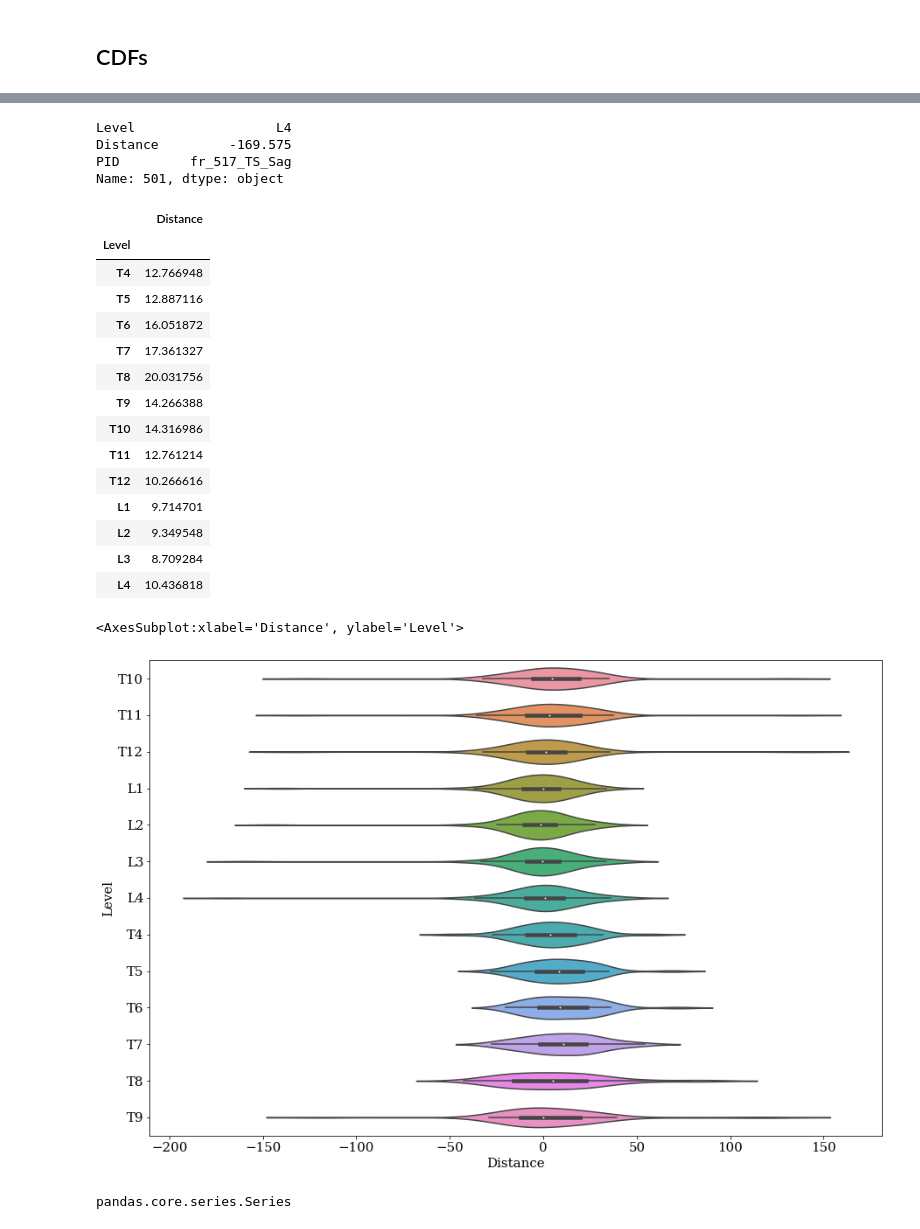
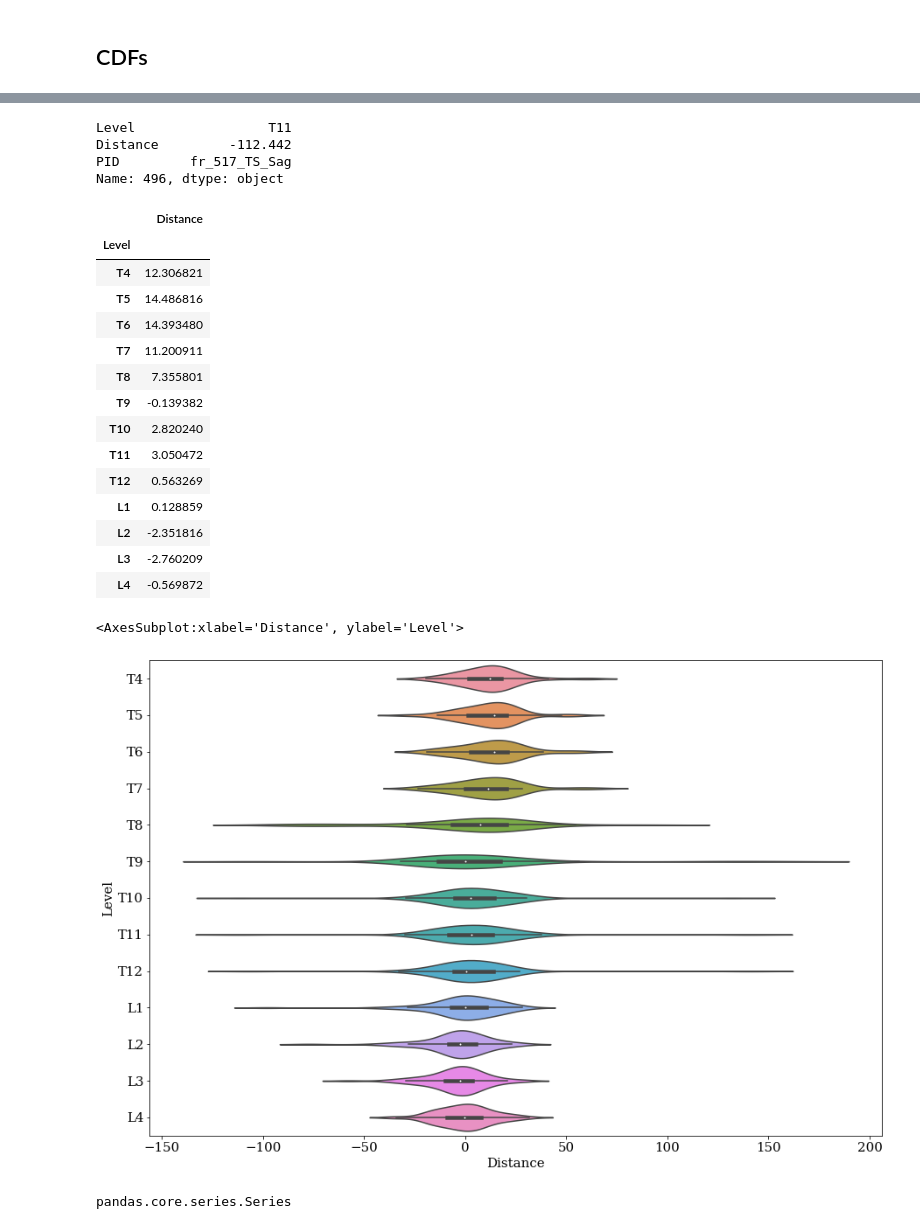
Before and after one commit to DMcSweeney/coronal_sagittal_cnn, a Jupyter notebook: notebooks/post_labelling.ipynb, the cells around one changed output, grey strips where cells are left out. Saved outputs shown, nothing was run; the diff lists cells and outputs as text; code cells hidden in the pictures.

```diff
--- a/notebooks/post_labelling.ipynb
+++ b/notebooks/post_labelling.ipynb
@@ -18,7 +18,10 @@ matplotlib.rc('font', **font)
 ordered_verts = ['T4', 'T5', 'T6', 'T7', 'T8', 'T9', 'T10', 'T11', 'T12', 'L1', 'L2', 'L3', 'L4']
 # %%
 root_dir = '/data/PAB_data/vert_labelling/'
-filename = 'labeller_preds.npz'
+#filename = 'labeller_edgeLoss_preds.npz'
+#filename = 'labeller_preds.npz'
+filename = 'labeller_edgeLoss_att_residual_preds.npz'
+
 
 pred_dict = {}
 gt_dict = {}
@@ -144,10 +194,10 @@ display(all_df)
 # %%
 all_df.loc[all_df['Distance'].argmin()]
 # %% [output]
-Level                  L4
-Distance         -169.575
+Level                 T11
+Distance         -112.442
 PID         fr_517_TS_Sag
-Name: 501, dtype: object
+Name: 496, dtype: object
 # %%
 hist_df = all_df.groupby(by='Level').median().reindex(ordered_verts)
 # %%
@@ -155,25 +205,25 @@ hist_df
 # %% [output]
 |  | Distance |
 | Level |  |
-| T4 | 12.766948 |
-| T5 | 12.887116 |
-| T6 | 16.051872 |
-| T7 | 17.361327 |
-| T8 | 20.031756 |
-| T9 | 14.266388 |
-| T10 | 14.316986 |
-| T11 | 12.761214 |
-| T12 | 10.266616 |
-| L1 | 9.714701 |
-| L2 | 9.349548 |
-| L3 | 8.709284 |
-| L4 | 10.436818 |
+| T4 | 12.306821 |
+| T5 | 14.486816 |
+| T6 | 14.393480 |
+| T7 | 11.200911 |
+| T8 | 7.355801 |
+| T9 | -0.139382 |
+| T10 | 2.820240 |
+| T11 | 3.050472 |
+| T12 | 0.563269 |
+| L1 | 0.128859 |
+| L2 | -2.351816 |
+| L3 | -2.760209 |
+| L4 | -0.569872 |
 # %%
 plt.subplots(1, 1, figsize=(15, 10))
-sns.violinplot(data=all_df, y='Level',x='Distance')#, order=ordered_verts)
+sns.violinplot(data=all_df, y='Level',x='Distance', order=ordered_verts)
 # %% [output]
 <AxesSubplot:xlabel='Distance', ylabel='Level'>
-[figure, old version]
+[figure, new version]
 # %%
 all_df['Within Limit'] = all_df['Distance'] <= 20
 count_df = all_df.groupby('Level')['Within Limit'].agg('sum')/all_df.groupby('Level')['Within Limit'].agg('count')
```
Also changed, not shown: parts of 8 cells of this notebook, 5 other files.
